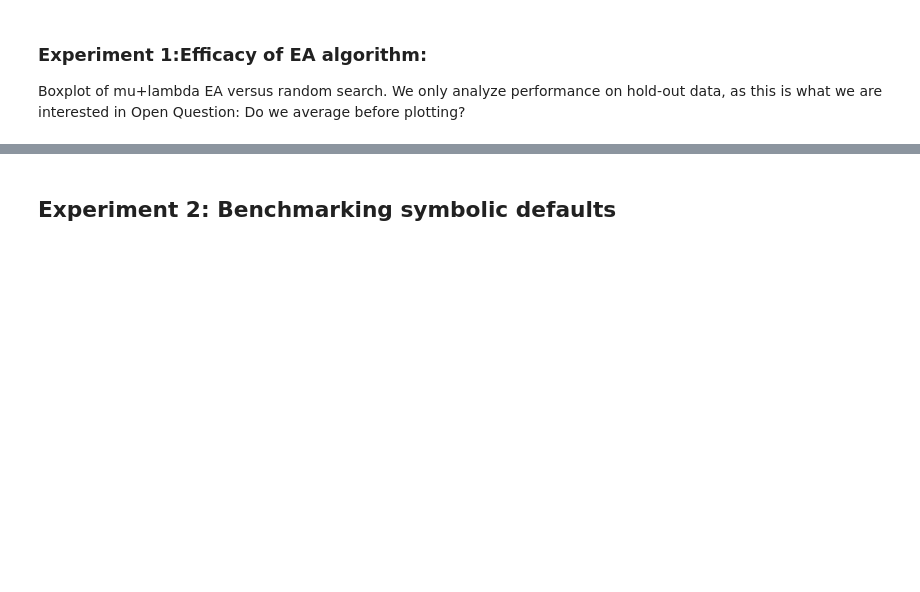
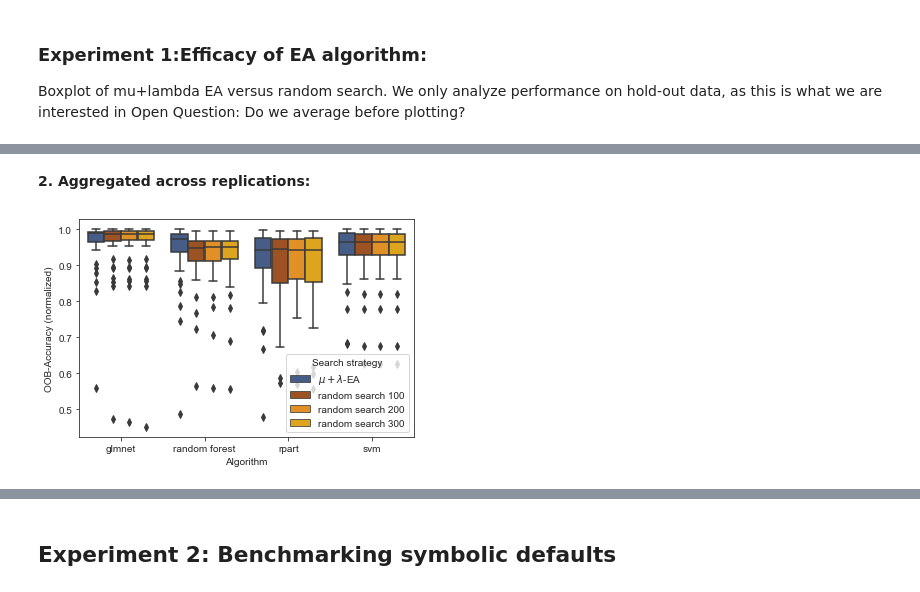
Before and after one commit to PGijsbers/symbolicdefaults, a Jupyter notebook: LogParsing-V3.ipynb, the cells around one changed output, grey strips where cells are left out. Drawn from its saved outputs; the diff is of its cells as text; code cells hidden in the pictures; blank space fills up the shorter version.

```diff
--- a/LogParsing-V3.ipynb
+++ b/LogParsing-V3.ipynb
@@ -141,0 +191,15 @@ plt.show()
+# %% [markdown]
+**2. Aggregated across replications:**
+# %%
+aggdf = data.groupby(["task", "search","problem"]).agg(np.mean).reset_index()
+sns.set_palette([sns.xkcd_rgb[x] for x in ["denim blue", "burnt sienna", "tangerine", "yellow orange"]])
+p = sns.boxplot(data=aggdf, x="problem", y="out", hue = "search")
+p.set(ylabel='OOB-Accuracy (normalized)', xlabel='Algorithm')
+p.legend(loc='lower right')
+p.legend_.set_title("Search strategy")
+new_labels = [r'$\mu + \lambda$-EA', 'random search 100', 'random search 200', 'random search 300']
+for t, l in zip(p.legend_.texts, new_labels): t.set_text(l)
+plt.savefig("figures/experiment_1.png", bbox_inches='tight', pad_inches=.1)
+plt.show()
+# %% [output]
+[figure, added]
```
Also changed, not shown: parts of 17 cells of this notebook, 3 other files.
